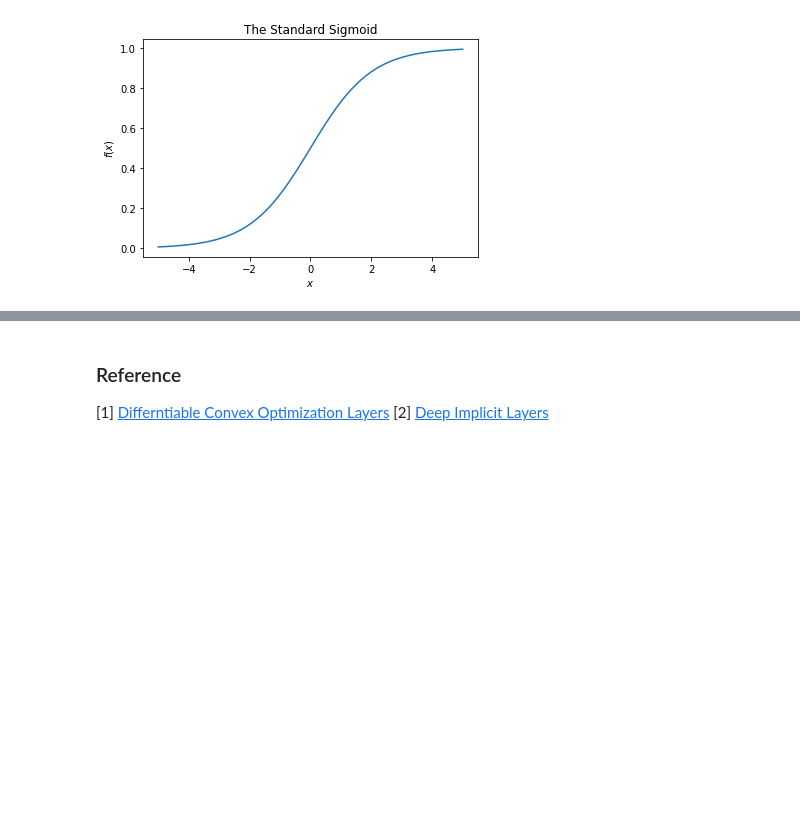
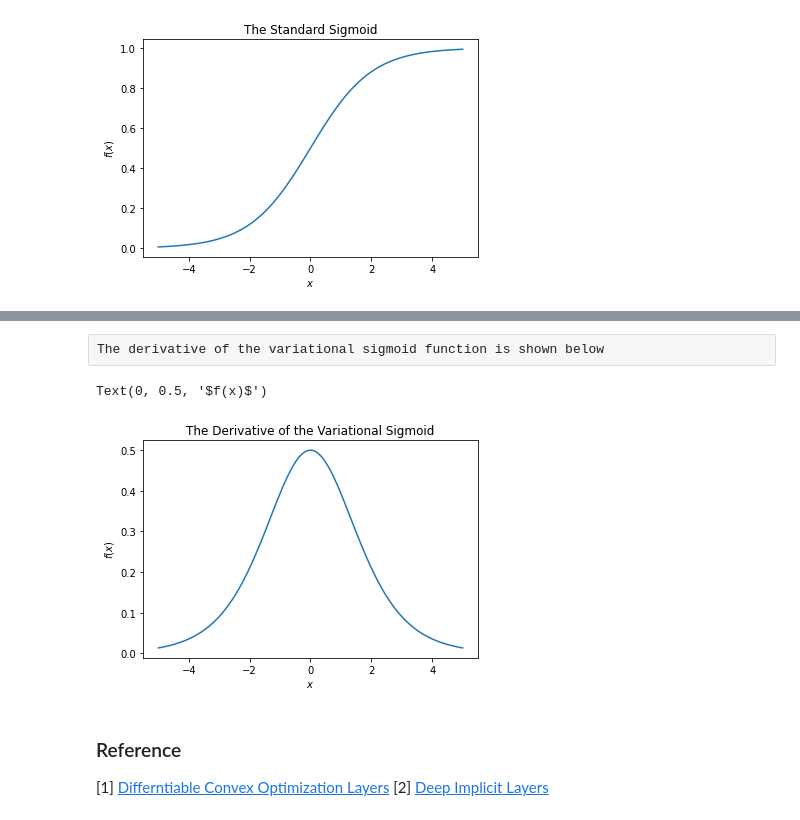
Before and after one commit to LiamNgn/diff_conv_opt, a Jupyter notebook: Example.ipynb, the cells around one changed output, grey strips where cells are left out. Saved outputs shown, nothing was run; the diff lists cells and outputs as text; code cells hidden in the pictures; blank space fills up the shorter version.

```diff
--- a/Example.ipynb
+++ b/Example.ipynb
@@ -90,7 +104,18 @@ This code path has been hit 3 times so far.
   warnings.warn(msg, UserWarning)
 Text(0, 0.5, '$f(x)$')
 [figure]
+# %% [raw]
+The derivative of the variational sigmoid function is shown below
+# %%
+y.sum().backward()
+plt.plot(x.detach().numpy(), x.grad.numpy())
+plt.title('The Derivative of the Variational Sigmoid')
+plt.xlabel('$x$')
+plt.ylabel('$f(x)$')
+# %% [output]
+Text(0, 0.5, '$f(x)$')
+[figure, added]
 # %% [markdown]
 ### Reference
 <a id="1">[1]</a> [Differntiable Convex Optimization Layers](https://locuslab.github.io/2019-10-28-cvxpylayers/)
-<a id="1">[2]</a> [Deep Implicit Layers](http://implicit-layers-tutorial.org/)
+<a id="2">[2]</a> [Deep Implicit Layers](http://implicit-layers-tutorial.org/)
```
Also changed, not shown: parts of 4 cells of this notebook.
